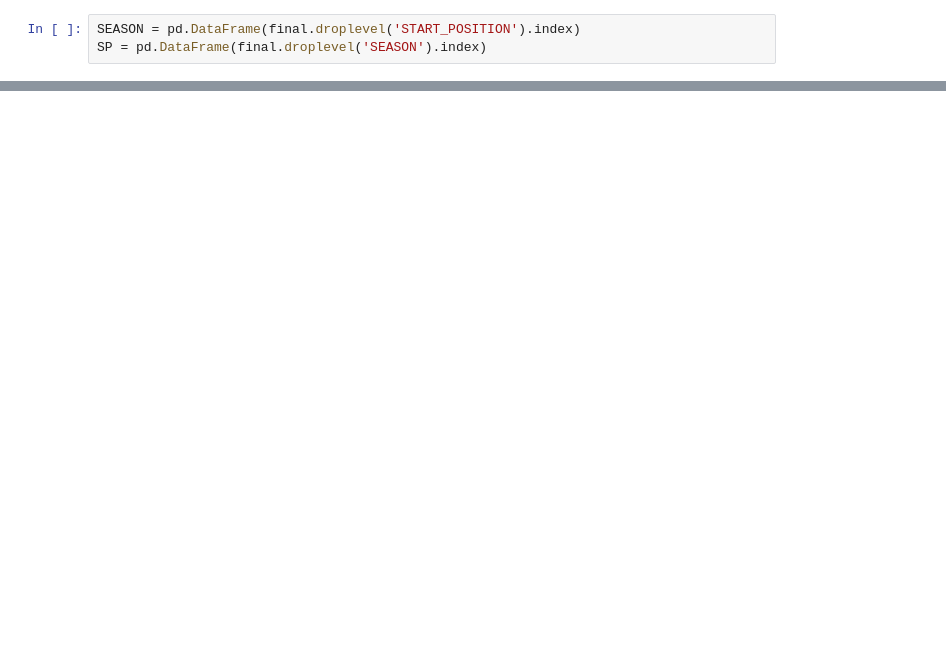
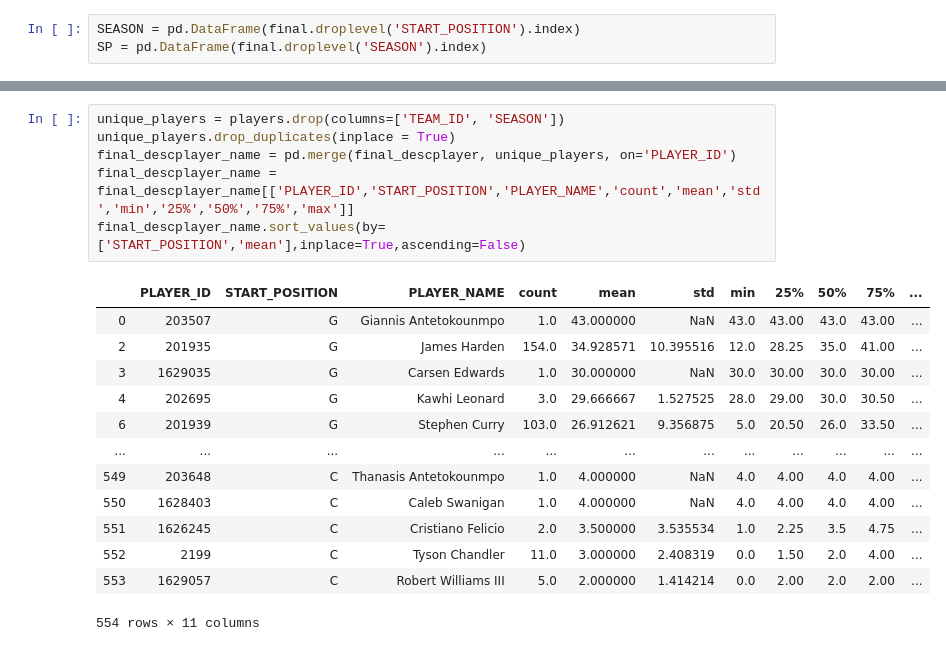
Before and after one commit to thabanenm/Capstone-Project-2, a Jupyter notebook: Capstone Project 2 - Data Storytelling.ipynb, the cells around one changed output, grey strips where cells are left out. Saved outputs shown, nothing was run; the diff lists cells and outputs as text; blank space fills up the shorter version.

```diff
--- a/Capstone Project 2 - Data Storytelling.ipynb
+++ b/Capstone Project 2 - Data Storytelling.ipynb
@@ -124,0 +152,20 @@ final_desc
+# %%
+unique_players = players.drop(columns=['TEAM_ID', 'SEASON'])
+unique_players.drop_duplicates(inplace = True)
+final_descplayer_name = pd.merge(final_descplayer, unique_players, on='PLAYER_ID')
+final_descplayer_name = final_descplayer_name[['PLAYER_ID','START_POSITION','PLAYER_NAME','count','mean','std','min','25%','50%','75%','max']]
+final_descplayer_name.sort_values(by=['START_POSITION','mean'],inplace=True,ascending=False)
+# %% [output]
+|  | PLAYER_ID | START_POSITION | PLAYER_NAME | count | mean | std | min | 25% | 50% | 75% | ... |
+| 0 | 203507 | G | Giannis Antetokounmpo | 1.0 | 43.000000 | NaN | 43.0 | 43.00 | 43.0 | 43.00 | ... |
+| 2 | 201935 | G | James Harden | 154.0 | 34.928571 | 10.395516 | 12.0 | 28.25 | 35.0 | 41.00 | ... |
+| 3 | 1629035 | G | Carsen Edwards | 1.0 | 30.000000 | NaN | 30.0 | 30.00 | 30.0 | 30.00 | ... |
+| 4 | 202695 | G | Kawhi Leonard | 3.0 | 29.666667 | 1.527525 | 28.0 | 29.00 | 30.0 | 30.50 | ... |
+| 6 | 201939 | G | Stephen Curry | 103.0 | 26.912621 | 9.356875 | 5.0 | 20.50 | 26.0 | 33.50 | ... |
+| ... | ... | ... | ... | ... | ... | ... | ... | ... | ... | ... | ... |
+| 549 | 203648 | C | Thanasis Antetokounmpo | 1.0 | 4.000000 | NaN | 4.0 | 4.00 | 4.0 | 4.00 | ... |
+| 550 | 1628403 | C | Caleb Swanigan | 1.0 | 4.000000 | NaN | 4.0 | 4.00 | 4.0 | 4.00 | ... |
+| 551 | 1626245 | C | Cristiano Felicio | 2.0 | 3.500000 | 3.535534 | 1.0 | 2.25 | 3.5 | 4.75 | ... |
+| 552 | 2199 | C | Tyson Chandler | 11.0 | 3.000000 | 2.408319 | 0.0 | 1.50 | 2.0 | 4.00 | ... |
+| 553 | 1629057 | C | Robert Williams III | 5.0 | 2.000000 | 1.414214 | 0.0 | 2.00 | 2.0 | 2.00 | ... |
+554 rows × 11 columns
```
Also changed, not shown: parts of 8 cells of this notebook, 1 other file.
